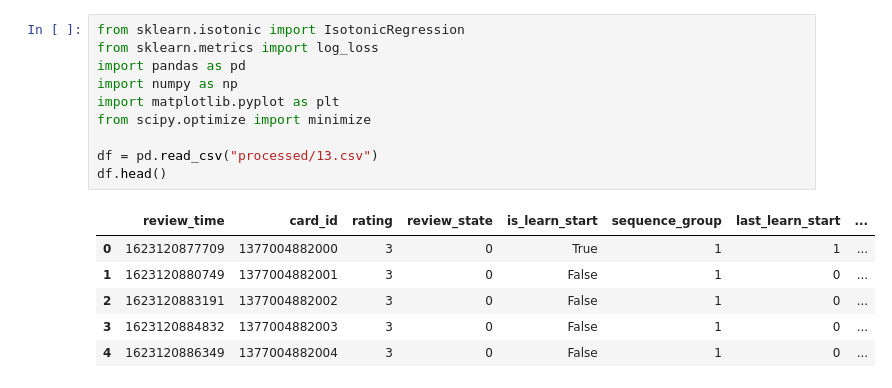
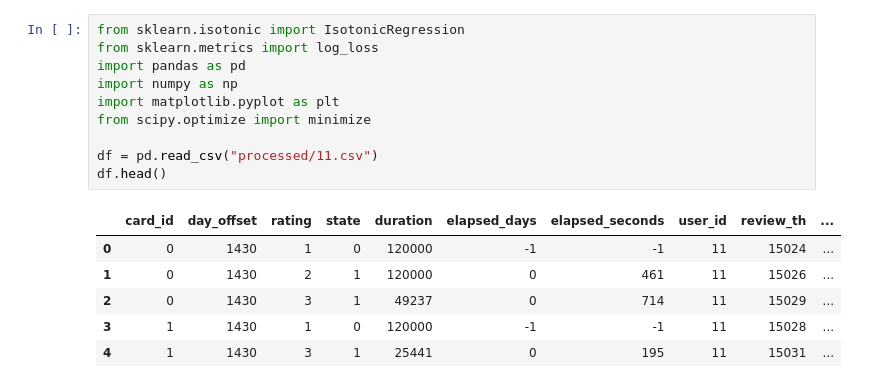
Before and after one commit to open-spaced-repetition/short-term-memory-research, a Jupyter notebook: multi_isotonic.ipynb, the cells around one changed output. Drawn from its saved outputs; the diff is of its cells as text.

```diff
--- a/multi_isotonic.ipynb
+++ b/multi_isotonic.ipynb
@@ -1,20 +1,20 @@
 # %%
 from sklearn.isotonic import IsotonicRegression
 from sklearn.metrics import log_loss
 import pandas as pd
 import numpy as np
 import matplotlib.pyplot as plt
 from scipy.optimize import minimize
 
-df = pd.read_csv("processed/13.csv")
+df = pd.read_csv("processed/11.csv")
 df.head()
 # %% [output]
-|  | review_time | card_id | rating | review_state | is_learn_start | sequence_group | last_learn_start | ... |
-| 0 | 1623120877709 | 1377004882000 | 3 | 0 | True | 1 | 1 | ... |
-| 1 | 1623120880749 | 1377004882001 | 3 | 0 | False | 1 | 0 | ... |
-| 2 | 1623120883191 | 1377004882002 | 3 | 0 | False | 1 | 0 | ... |
-| 3 | 1623120884832 | 1377004882003 | 3 | 0 | False | 1 | 0 | ... |
-| 4 | 1623120886349 | 1377004882004 | 3 | 0 | False | 1 | 0 | ... |
+|  | card_id | day_offset | rating | state | duration | elapsed_days | elapsed_seconds | user_id | review_th | ... |
+| 0 | 0 | 1430 | 1 | 0 | 120000 | -1 | -1 | 11 | 15024 | ... |
+| 1 | 0 | 1430 | 2 | 1 | 120000 | 0 | 461 | 11 | 15026 | ... |
+| 2 | 0 | 1430 | 3 | 1 | 49237 | 0 | 714 | 11 | 15029 | ... |
+| 3 | 1 | 1430 | 1 | 0 | 120000 | -1 | -1 | 11 | 15028 | ... |
+| 4 | 1 | 1430 | 3 | 1 | 25441 | 0 | 195 | 11 | 15031 | ... |
 # %%
 DECAY = -0.5
 
```
Also changed, not shown: parts of 2 cells of this notebook.
